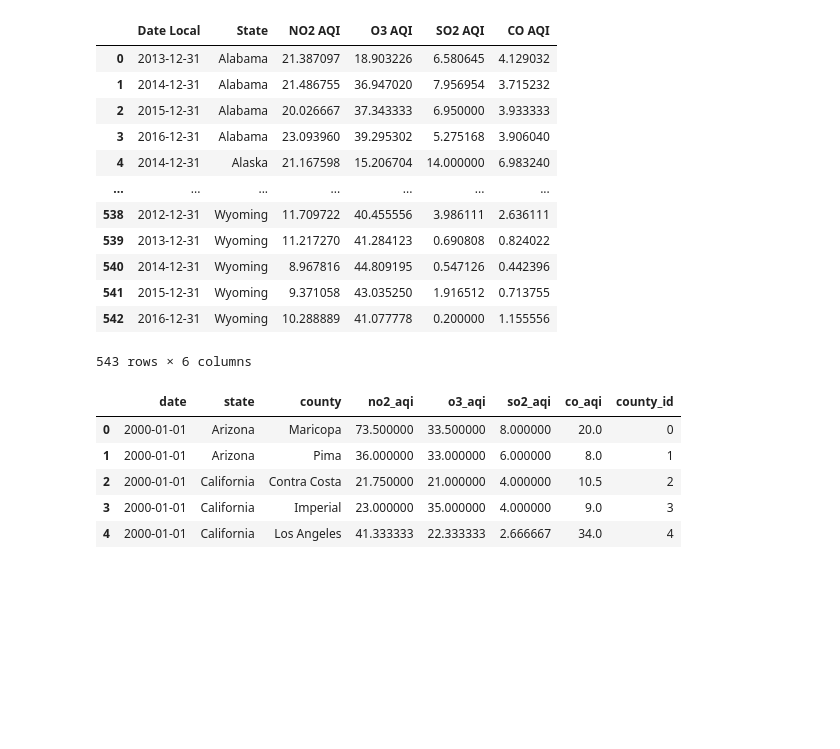
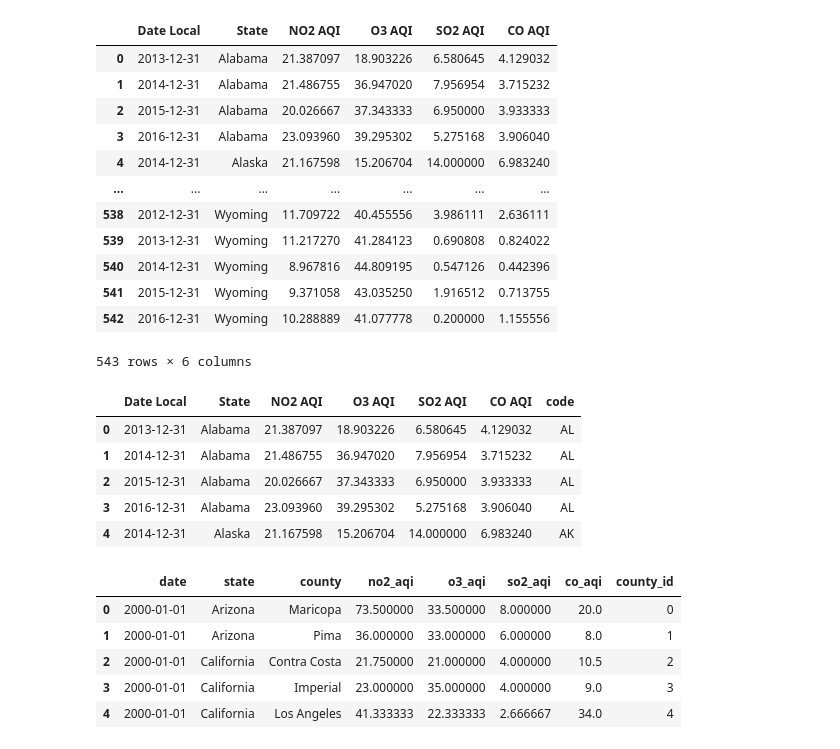
Before and after one commit to Annaolivia5/AQI-Data-Dashboard, a Jupyter notebook: sql_python.ipynb, the cells around one changed output. Drawn from its saved outputs; the diff is of its cells as text; code cells hidden in the pictures; blank space fills up the shorter version.

```diff
--- a/sql_python.ipynb
+++ b/sql_python.ipynb
@@ -76,3 +133,12 @@ df_aqi_no_index
+# %%
+df_aqi_no_index.head()
+# %% [output]
+|  | Date Local | State | NO2 AQI | O3 AQI | SO2 AQI | CO AQI | code |
+| 0 | 2013-12-31 | Alabama | 21.387097 | 18.903226 | 6.580645 | 4.129032 | AL |
+| 1 | 2014-12-31 | Alabama | 21.486755 | 36.947020 | 7.956954 | 3.715232 | AL |
+| 2 | 2015-12-31 | Alabama | 20.026667 | 37.343333 | 6.950000 | 3.933333 | AL |
+| 3 | 2016-12-31 | Alabama | 23.093960 | 39.295302 | 5.275168 | 3.906040 | AL |
+| 4 | 2014-12-31 | Alaska | 21.167598 | 15.206704 | 14.000000 | 6.983240 | AK |
 # %%
 # add county id column to df
 county_id = []
```
Also changed, not shown: parts of 7 cells of this notebook, 3 other files.
